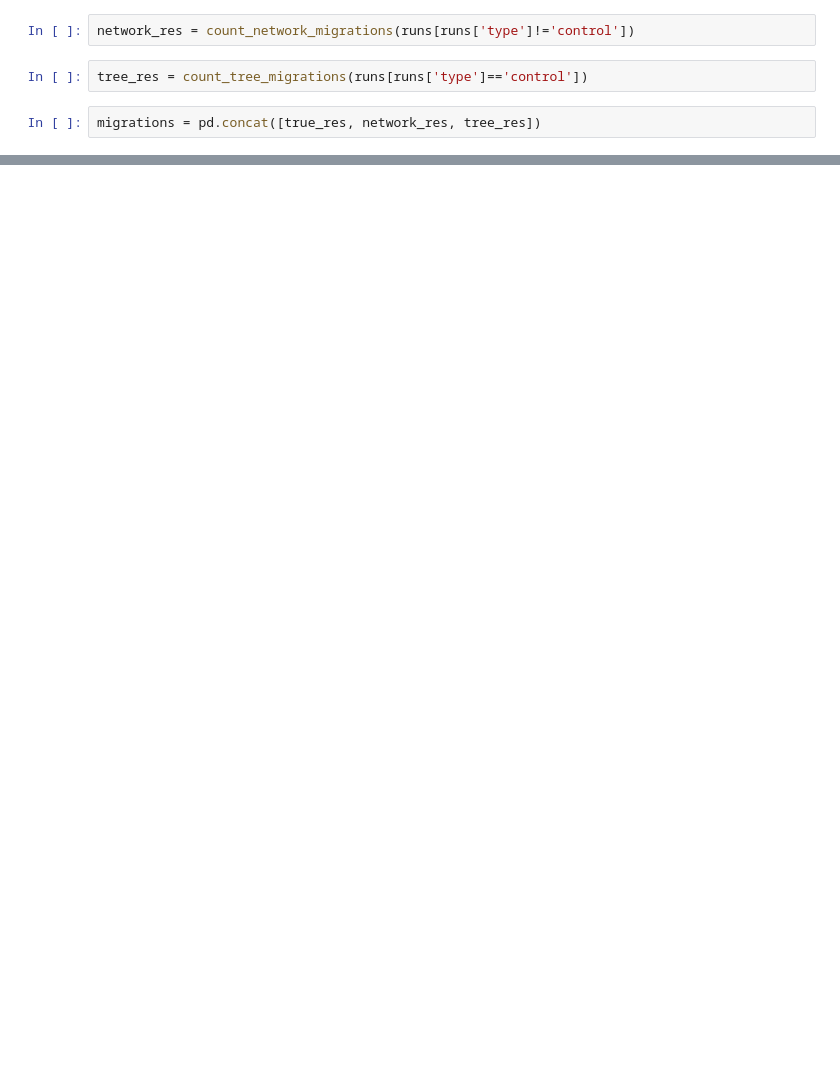
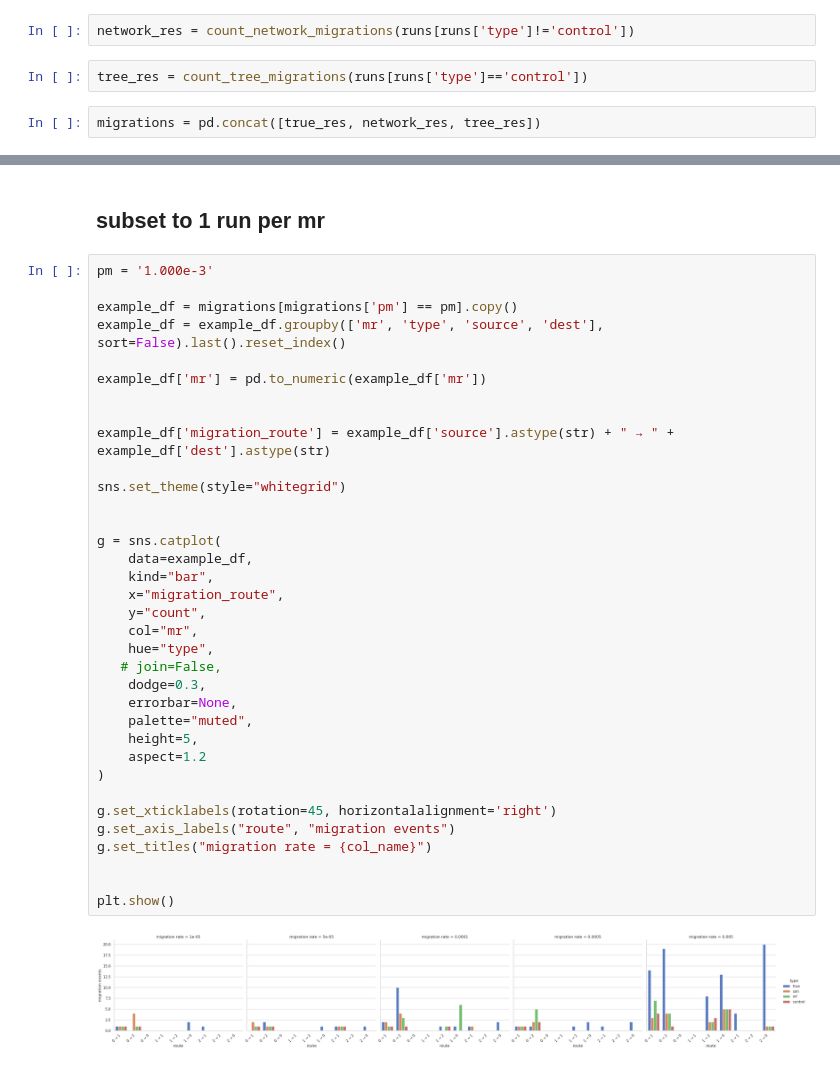
Before and after one commit to blab/bacterial-args, a Jupyter notebook: migration/sweep/merge_trees/random_sampling/count_migrations.ipynb, the cells around one changed output, grey strips where cells are left out. Saved outputs shown, nothing was run; the diff lists cells and outputs as text; blank space fills up the shorter version.

```diff
--- a/migration/sweep/merge_trees/random_sampling/count_migrations.ipynb
+++ b/migration/sweep/merge_trees/random_sampling/count_migrations.ipynb
@@ -393,0 +454,39 @@ migrations
+# %% [markdown]
+## subset to 1 run per mr
+# %%
+pm = '1.000e-3'
+
+example_df = migrations[migrations['pm'] == pm].copy()
+example_df = example_df.groupby(['mr', 'type', 'source', 'dest'], sort=False).last().reset_index()
+
+example_df['mr'] = pd.to_numeric(example_df['mr'])
+
+
+example_df['migration_route'] = example_df['source'].astype(str) + " → " + example_df['dest'].astype(str)
+
+sns.set_theme(style="whitegrid")
+
+
+g = sns.catplot(
+    data=example_df,
+    kind="bar",
+    x="migration_route",
+    y="count",
+    col="mr",
+    hue="type",
+   # join=False,
+    dodge=0.3,
+    errorbar=None,
+    palette="muted",
+    height=5,
+    aspect=1.2
+)
+
+g.set_xticklabels(rotation=45, horizontalalignment='right')
+g.set_axis_labels("route", "migration events")
+g.set_titles("migration rate = {col_name}")
+
+
+plt.show()
+# %% [output]
+[figure, added]
```
Also changed, not shown: parts of 7 cells of this notebook.
